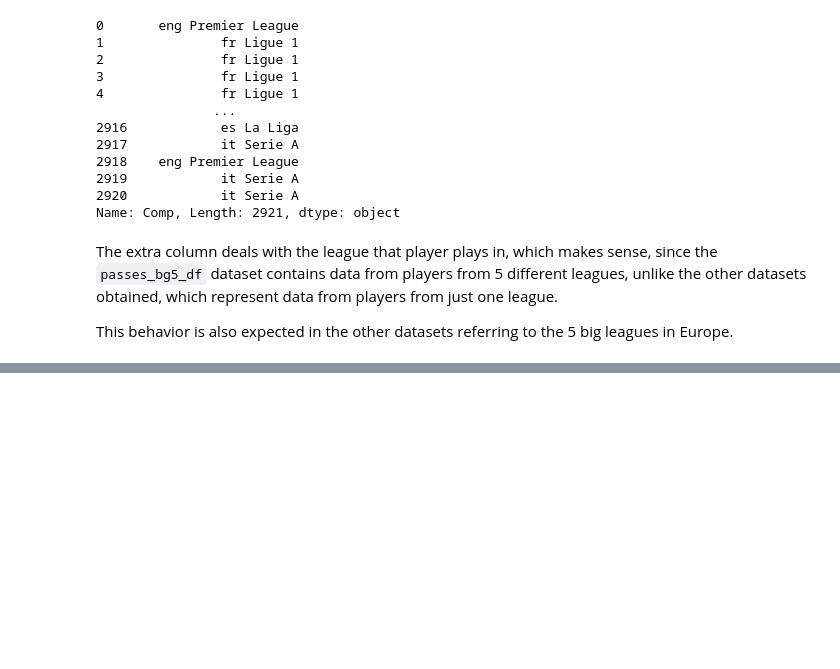
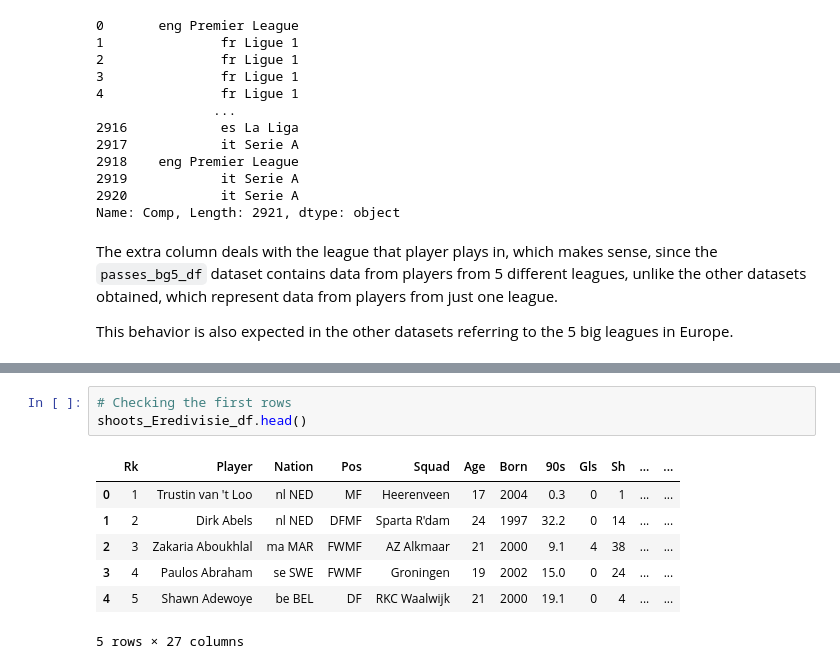
Before and after one commit to dnsrsdata/Football_Player_Rec_Syst, a Jupyter notebook: notebooks/ETL_Playground.ipynb, the cells around one changed output, grey strips where cells are left out. Drawn from its saved outputs; the diff is of its cells as text; blank space fills up the shorter version.

```diff
--- a/notebooks/ETL_Playground.ipynb
+++ b/notebooks/ETL_Playground.ipynb
@@ -170,0 +212,11 @@ This behavior is also expected in the other datasets referring to the 5 big leag
+# %%
+# Checking the first rows
+shoots_Eredivisie_df.head()
+# %% [output]
+|  | Rk | Player | Nation | Pos | Squad | Age | Born | 90s | Gls | Sh | ... | ... |
+| 0 | 1 | Trustin van 't Loo | nl NED | MF | Heerenveen | 17 | 2004 | 0.3 | 0 | 1 | ... | ... |
+| 1 | 2 | Dirk Abels | nl NED | DFMF | Sparta R'dam | 24 | 1997 | 32.2 | 0 | 14 | ... | ... |
+| 2 | 3 | Zakaria Aboukhlal | ma MAR | FWMF | AZ Alkmaar | 21 | 2000 | 9.1 | 4 | 38 | ... | ... |
+| 3 | 4 | Paulos Abraham | se SWE | FWMF | Groningen | 19 | 2002 | 15.0 | 0 | 24 | ... | ... |
+| 4 | 5 | Shawn Adewoye | be BEL | DF | RKC Waalwijk | 21 | 2000 | 19.1 | 0 | 4 | ... | ... |
+5 rows × 27 columns
```
Also changed, not shown: parts of 49 cells of this notebook.
